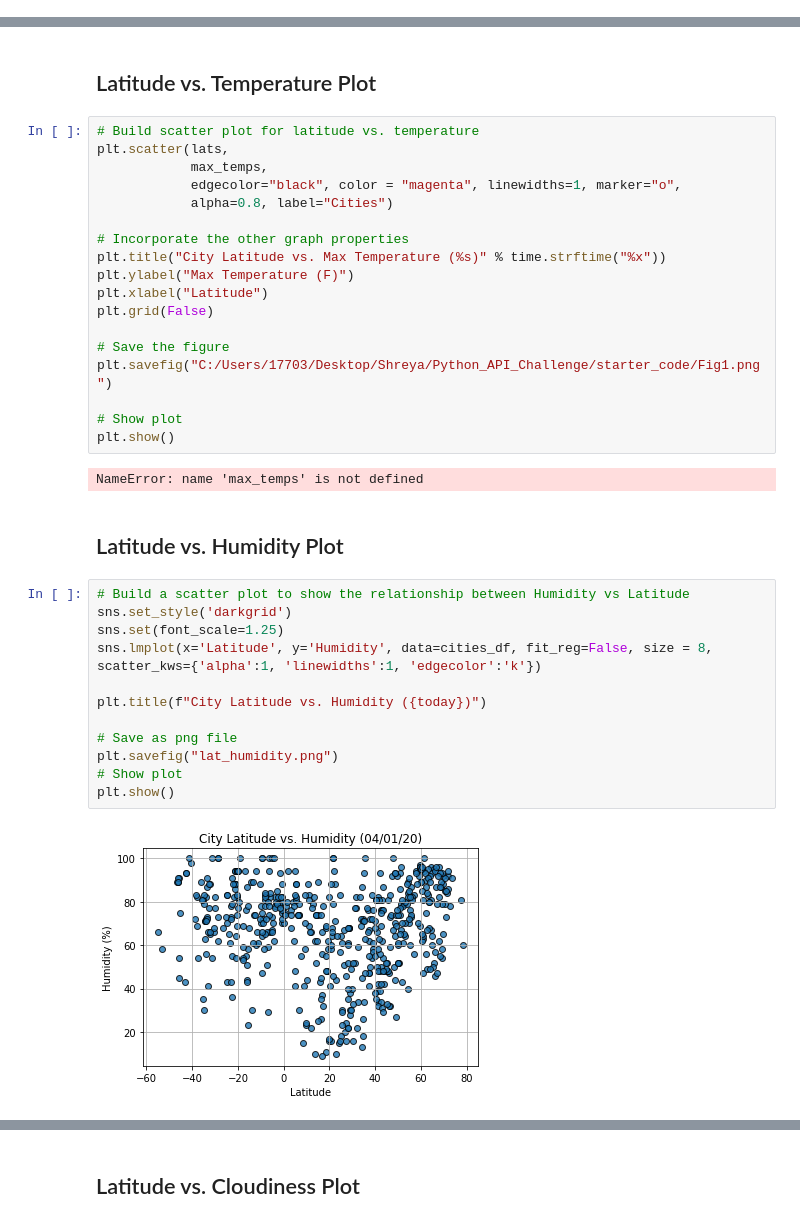
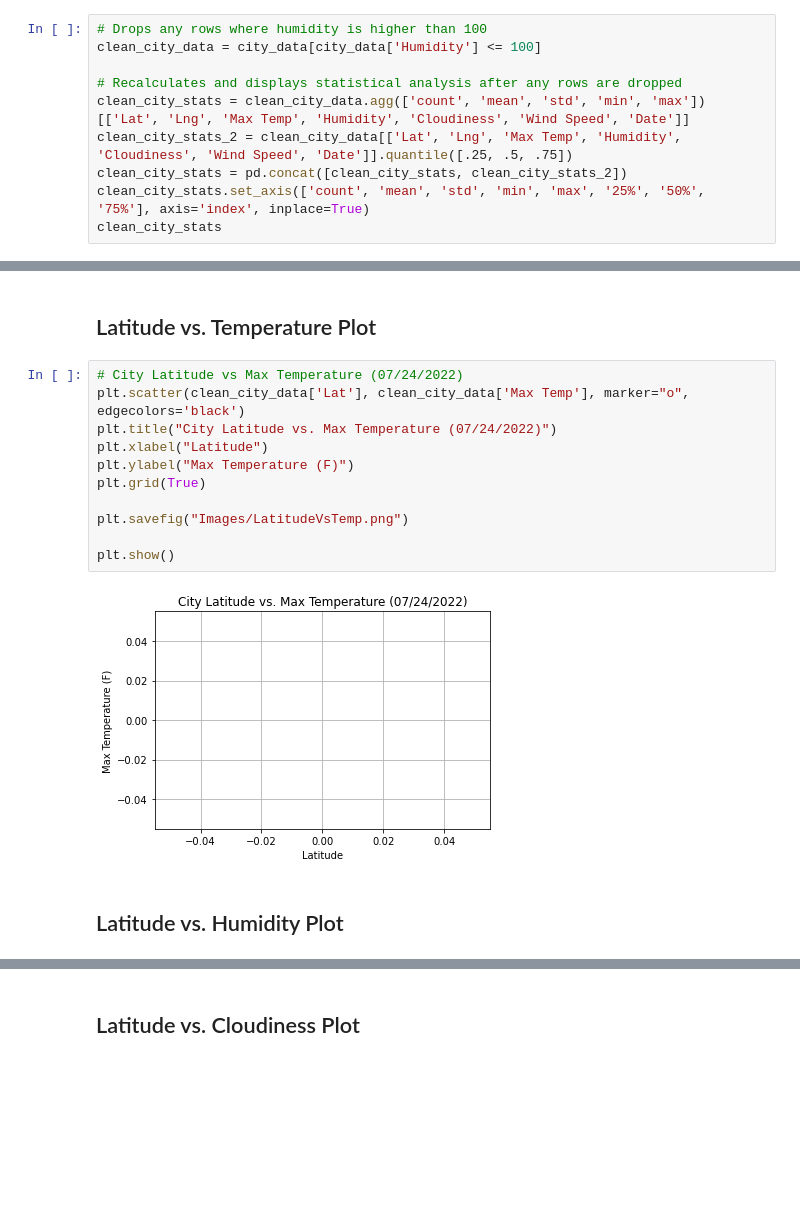
Before and after one commit to jdellinger80/Python-API-challenge2, a Jupyter notebook: WeatherPy.ipynb, the cells around one changed output, grey strips where cells are left out. Drawn from its saved outputs; the diff is of its cells as text; blank space fills up the shorter version.

```diff
--- a/WeatherPy.ipynb
+++ b/WeatherPy.ipynb
@@ -204,0 +203,10 @@ NameError: name 'cities_df' is not defined
+# %%
+# Drops any rows where humidity is higher than 100
+clean_city_data = city_data[city_data['Humidity'] <= 100]
+
+# Recalculates and displays statistical analysis after any rows are dropped
+clean_city_stats = clean_city_data.agg(['count', 'mean', 'std', 'min', 'max'])[['Lat', 'Lng', 'Max Temp', 'Humidity', 'Cloudiness', 'Wind Speed', 'Date']]
+clean_city_stats_2 = clean_city_data[['Lat', 'Lng', 'Max Temp', 'Humidity', 'Cloudiness', 'Wind Speed', 'Date']].quantile([.25, .5, .75])
+clean_city_stats = pd.concat([clean_city_stats, clean_city_stats_2])
+clean_city_stats.set_axis(['count', 'mean', 'std', 'min', 'max', '25%', '50%', '75%'], axis='index', inplace=True)
+clean_city_stats
@@ -221,39 +237,18 @@ city_data_pd.head()
 * Save the plotted figures as .pngs.
 # %% [markdown]
 ## Latitude vs. Temperature Plot
-# %%
-# Build scatter plot for latitude vs. temperature
-plt.scatter(lats,
-            max_temps,
-            edgecolor="black", color = "magenta", linewidths=1, marker="o",
-            alpha=0.8, label="Cities")
-
-# Incorporate the other graph properties
-plt.title("City Latitude vs. Max Temperature (%s)" % time.strftime("%x"))
-plt.ylabel("Max Temperature (F)")
-plt.xlabel("Latitude")
-plt.grid(False)
-
-# Save the figure
-plt.savefig("C:/Users/17703/Desktop/Shreya/Python_API_Challenge/starter_code/Fig1.png")
-
-# Show plot
-plt.show()
-# %% [output]
-NameError: name 'max_temps' is not defined
+# %%
+# City Latitude vs Max Temperature (07/24/2022)
+plt.scatter(clean_city_data['Lat'], clean_city_data['Max Temp'], marker="o", edgecolors='black')
+plt.title("City Latitude vs. Max Temperature (07/24/2022)")
+plt.xlabel("Latitude")
+plt.ylabel("Max Temperature (F)")
+plt.grid(True)
+
+plt.savefig("Images/LatitudeVsTemp.png")
+
+plt.show()
+# %% [output]
+[figure, added]
 # %% [markdown]
 ## Latitude vs. Humidity Plot
-# %%
-# Build a scatter plot to show the relationship between Humidity vs Latitude
-sns.set_style('darkgrid')
-sns.set(font_scale=1.25)
-sns.lmplot(x='Latitude', y='Humidity', data=cities_df, fit_reg=False, size = 8, scatter_kws={'alpha':1, 'linewidths':1, 'edgecolor':'k'})
-
-plt.title(f"City Latitude vs. Humidity ({today})")
-
-# Save as png file
-plt.savefig("lat_humidity.png")
-# Show plot
-plt.show()
-# %% [output]
-[figure, removed]
```
Also changed, not shown: parts of 37 cells of this notebook, 21 other files.
